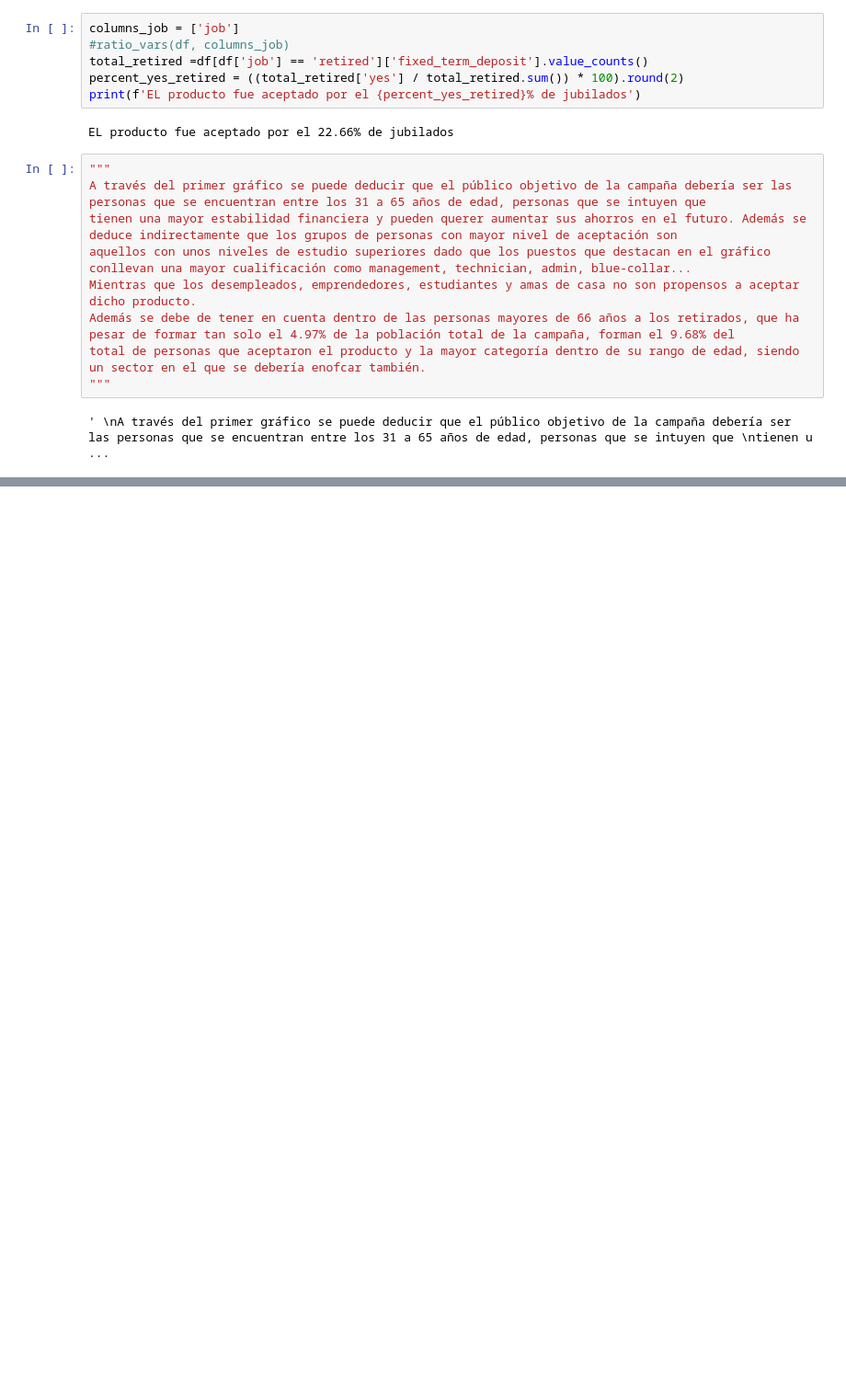
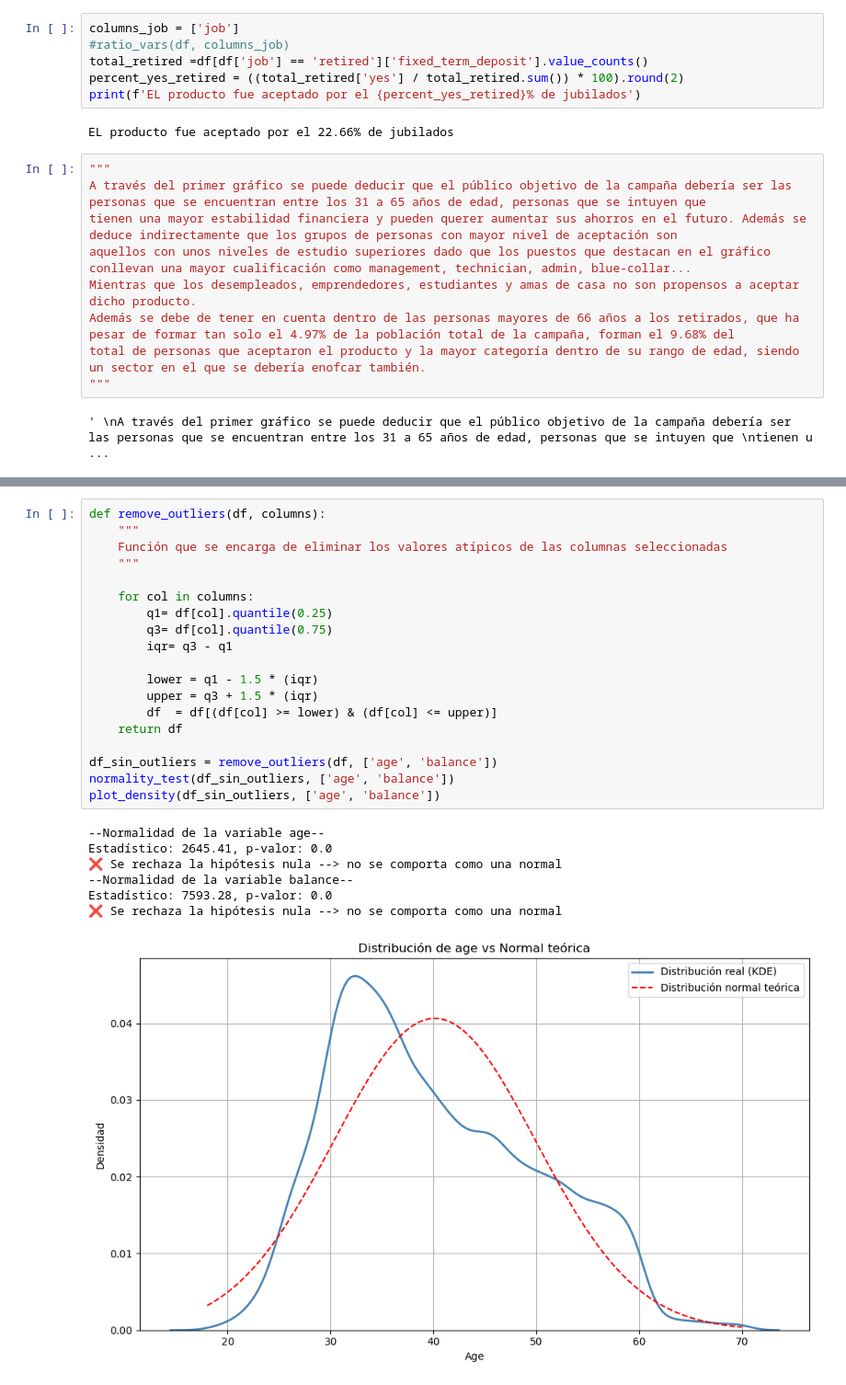
Before and after one commit to Ogomez07/Proyecto-Abril, a Jupyter notebook: definido.ipynb, the cells around one changed output, grey strips where cells are left out. Shown at 92% size. Saved outputs shown, nothing was run; the diff lists cells and outputs as text; blank space fills up the shorter version.

```diff
--- a/definido.ipynb
+++ b/definido.ipynb
@@ -875,0 +770,27 @@ Valor p: 1.0000
+# %%
+def remove_outliers(df, columns):
+    """
+    Función que se encarga de eliminar los valores atípicos de las columnas seleccionadas
+    """
+
+    for col in columns:
+        q1= df[col].quantile(0.25)
+        q3= df[col].quantile(0.75)
+        iqr= q3 - q1
+
+        lower = q1 - 1.5 * (iqr)
+        upper = q3 + 1.5 * (iqr)
+        df  = df[(df[col] >= lower) & (df[col] <= upper)]
+    return df
+
+df_sin_outliers = remove_outliers(df, ['age', 'balance'])
+normality_test(df_sin_outliers, ['age', 'balance'])
+plot_density(df_sin_outliers, ['age', 'balance'])
+# %% [output]
+--Normalidad de la variable age--
+Estadístico: 2645.41, p-valor: 0.0
+❌ Se rechaza la hipótesis nula --> no se comporta como una normal
+--Normalidad de la variable balance--
+Estadístico: 7593.28, p-valor: 0.0
+❌ Se rechaza la hipótesis nula --> no se comporta como una normal
+[figure, added]
```
Also changed, not shown: parts of 27 cells of this notebook.
